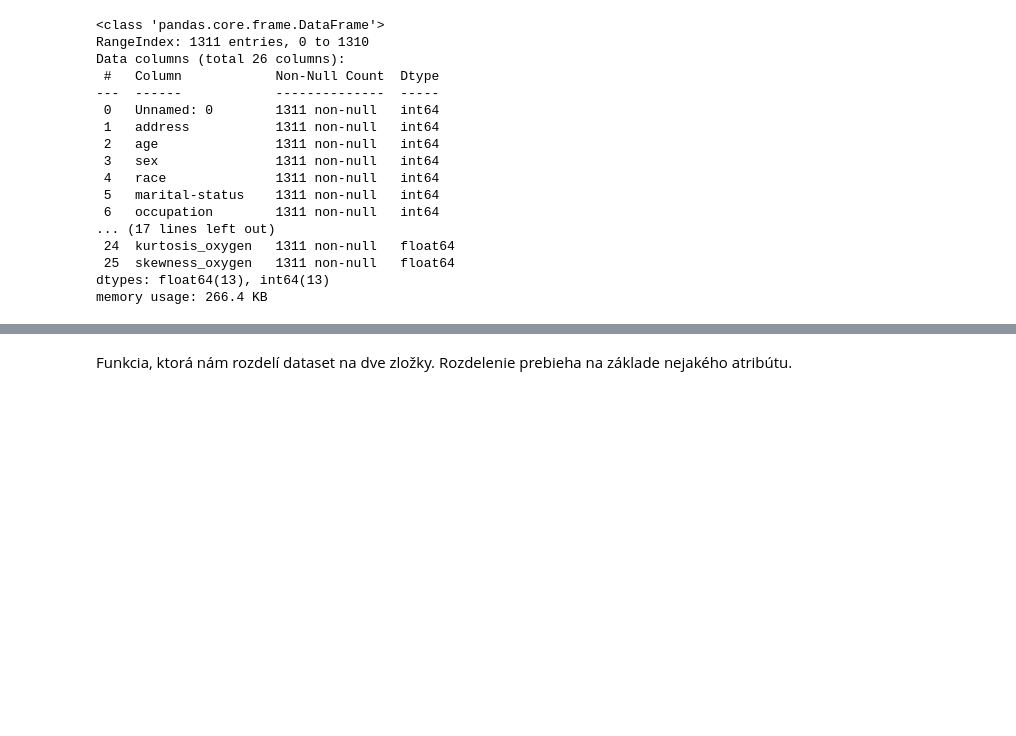
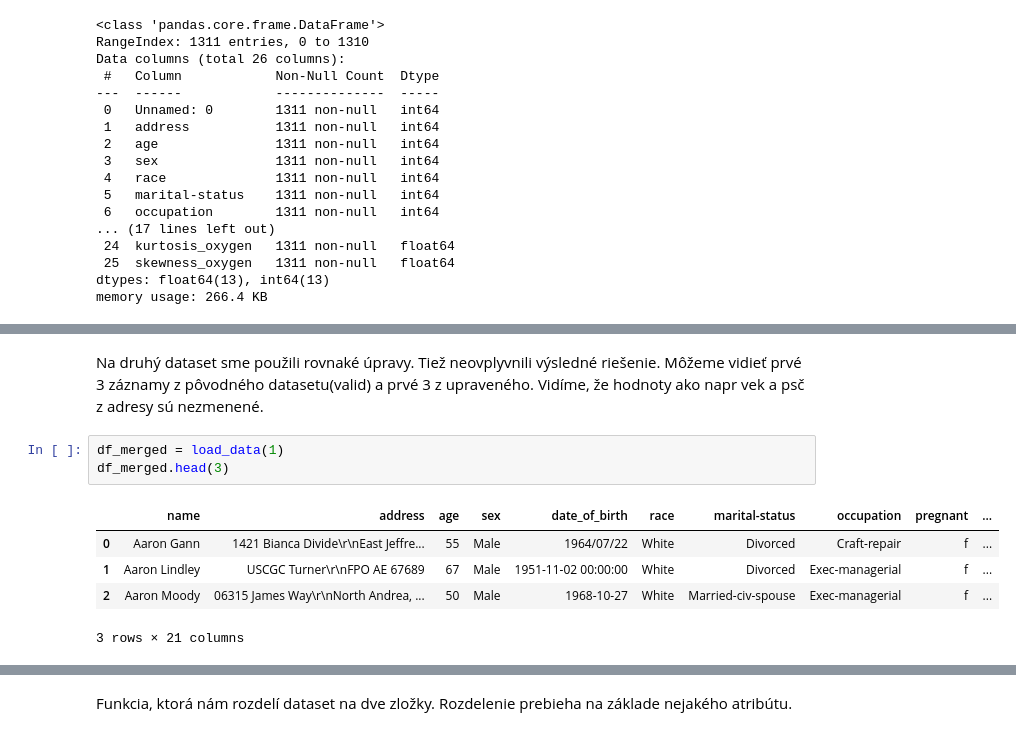
Before and after one commit to martinkukucka/IAU_Projekt, a Jupyter notebook: Projekt/projekt3.ipynb, the cells around one changed output, grey strips where cells are left out. Saved outputs shown, nothing was run; the diff lists cells and outputs as text; blank space fills up the shorter version.

```diff
--- a/Projekt/projekt3.ipynb
+++ b/Projekt/projekt3.ipynb
@@ -656,0 +619,11 @@ memory usage: 266.4 KB
+# %% [markdown]
+Na druhý dataset sme použili rovnaké úpravy. Tiež neovplyvnili výsledné riešenie. Môžeme vidieť prvé 3 záznamy z pôvodného datasetu(valid) a prvé 3 z upraveného. Vidíme, že hodnoty ako napr vek a psč z adresy sú nezmenené.
+# %%
+df_merged = load_data(1)
+df_merged.head(3)
+# %% [output]
+|  | name | address | age | sex | date_of_birth | race | marital-status | occupation | pregnant | ... |
+| 0 | Aaron Gann | 1421 Bianca Divide\r\nEast Jeffre... | 55 | Male | 1964/07/22 | White | Divorced | Craft-repair | f | ... |
+| 1 | Aaron Lindley | USCGC Turner\r\nFPO AE 67689 | 67 | Male | 1951-11-02 00:00:00 | White | Divorced | Exec-managerial | f | ... |
+| 2 | Aaron Moody | 06315 James Way\r\nNorth Andrea, ... | 50 | Male | 1968-10-27 | White | Married-civ-spouse | Exec-managerial | f | ... |
+3 rows × 21 columns
```
Also changed, not shown: parts of 9 cells of this notebook.
